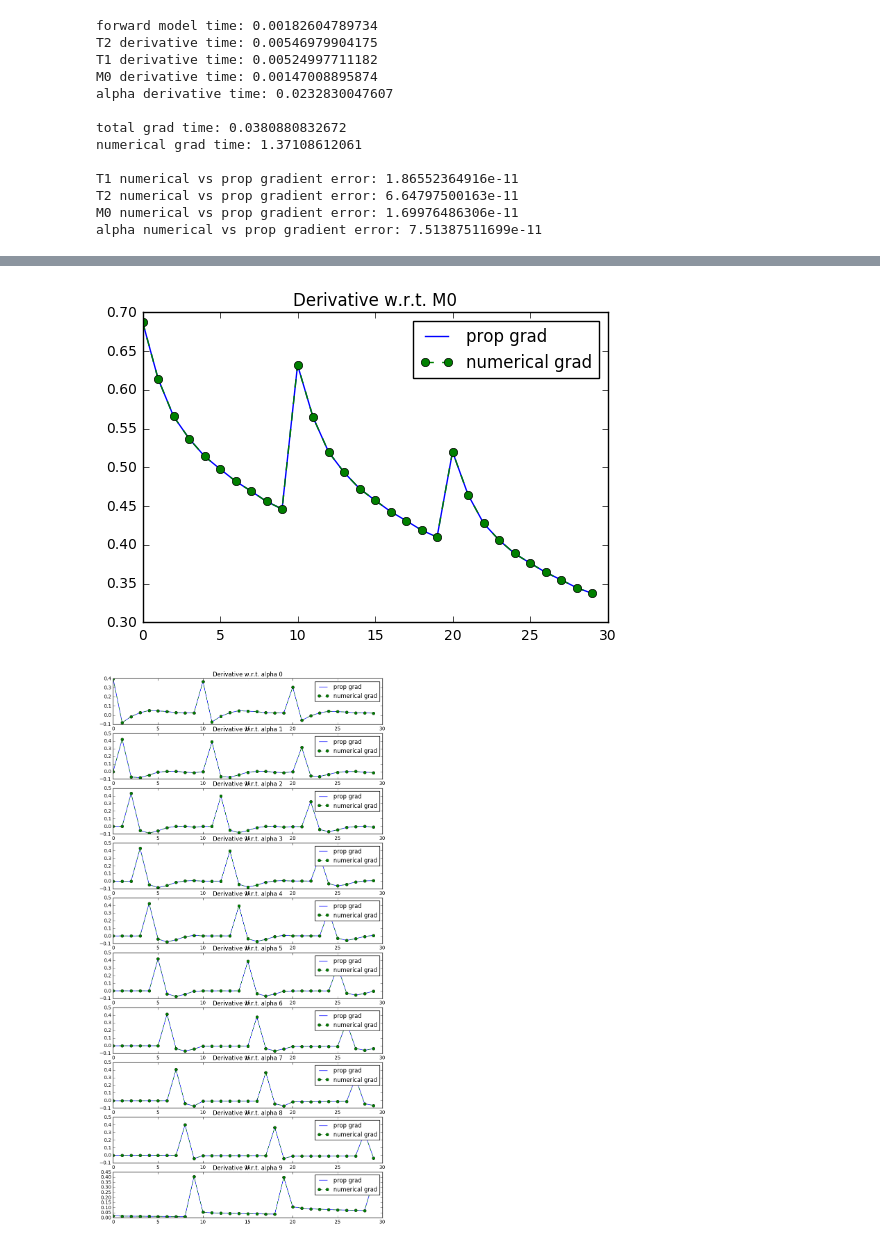
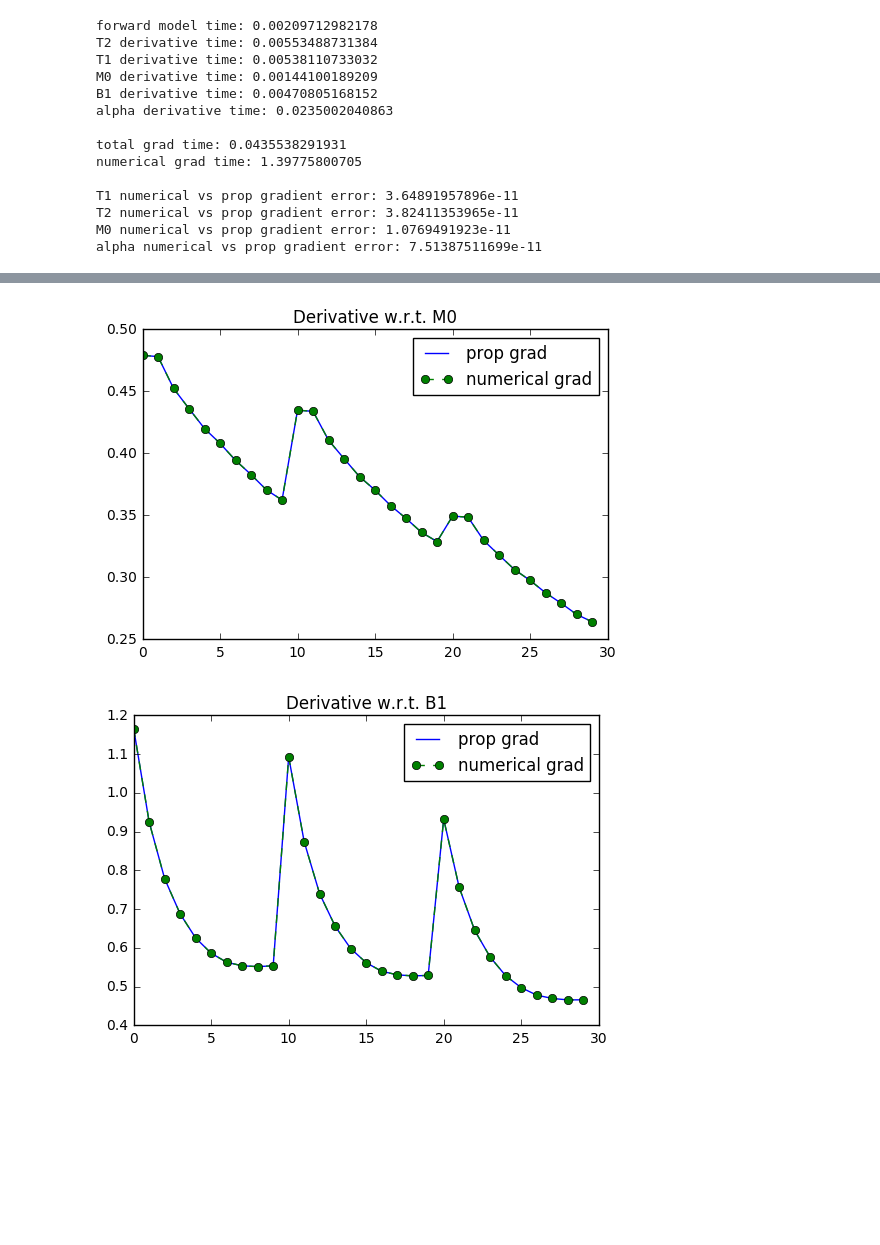
Before and after one commit to utcsilab/mri-sim-py, a Jupyter notebook: epg/T1-T2 Shuffling Fisher Information.ipynb, the cells around one changed output, grey strips where cells are left out. Drawn from its saved outputs; the diff is of its cells as text; code cells hidden in the pictures; blank space fills up the shorter version.

Commit message:
epgcpmg: include RF excitation pulse and add B1 homogeneity gradients

```diff
--- a/epg/T1-T2 Shuffling Fisher Information.ipynb
+++ b/epg/T1-T2 Shuffling Fisher Information.ipynb
@@ -38,6 +38,7 @@ M0 = 1;
 T1 = 1000
 T2 = 100
 TE = 5
+B1 = .8
 
 TRs = np.array([2800, 1700, 950])
 
@@ -47,34 +48,42 @@ T = 10
 
 echo_times = np.arange(TE, TE*(T+1), TE)
 
+angle_ex_rad = np.pi / 2
+
 angles_rad = 120 * np.ones((T,)) * np.pi/180
 angles_rad = np.pi/180 * read_angles('flipangles.txt.814192544')[:T]
 
 ttic = time.time()
 
 tic = time.time()
-sig = t1t2sh.t1t2shuffle(angles_rad, TE, TRs, M0, T1, T2)
+sig = t1t2sh.t1t2shuffle_ex(angle_ex_rad, angles_rad, TE, TRs, M0, T1, T2, B1)
 toc = time.time()
 
 print 'forward model time:', toc - tic
 
 tic = time.time()
-sig_prime_T2 = t1t2sh.t1t2shuffle_prime_T2(angles_rad, TE, TRs, M0, T1, T2)
+sig_prime_T2 = t1t2sh.t1t2shuffle_ex_prime_T2(angle_ex_rad, angles_rad, TE, TRs, M0, T1, T2, B1)
 toc = time.time()
 
 print 'T2 derivative time:', toc - tic
 
 tic = time.time()
-sig_prime_T1 = t1t2sh.t1t2shuffle_prime_T1(angles_rad, TE, TRs, M0, T1, T2)
+sig_prime_T1 = t1t2sh.t1t2shuffle_ex_prime_T1(angle_ex_rad, angles_rad, TE, TRs, M0, T1, T2, B1)
 toc = time.time()
 
 print 'T1 derivative time:', toc - tic
 
 tic = time.time()
-sig_prime_M0 = t1t2sh.t1t2shuffle_prime_M0(angles_rad, TE, TRs, M0, T1, T2)
+sig_prime_M0 = t1t2sh.t1t2shuffle_ex_prime_M0(angle_ex_rad,angles_rad, TE, TRs, M0, T1, T2, B1)
 toc = time.time()
 
 print 'M0 derivative time:', toc - tic
+
+tic = time.time()
+sig_prime_B1 = t1t2sh.t1t2shuffle_ex_prime_B1(angle_ex_rad,angles_rad, TE, TRs, M0, T1, T2, B1)
+toc = time.time()
+
+print 'B1 derivative time:', toc - tic
 
 
 sig_prime_alpha = np.zeros((T,T*N))
@@ -101,12 +110,14 @@ tic = time.time()
 w1_num = np.zeros((T,N))
 w2_num = np.zeros((T,N))
 w0_num = np.zeros((T,N))
+wb1_num = np.zeros((T,N))
 wa_num = np.zeros((T,N,T))
 for i in range(T):
     for j in range(N):
-        w2_num[i,j] = numerical_gradient(lambda x: t1t2sh.t1t2shuffle(angles_rad, TE, np.array([TRs[j]]), M0, T1, x)[i], np.array([T2]))
-        w1_num[i,j] = numerical_gradient(lambda x: t1t2sh.t1t2shuffle(angles_rad, TE, np.array([TRs[j]]), M0, x, T2)[i], np.array([T1]))
-        w0_num[i,j] = numerical_gradient(lambda x: t1t2sh.t1t2shuffle(angles_rad, TE, np.array([TRs[j]]), x, T1, T2)[i], np.array([1]))
+        w2_num[i,j] = numerical_gradient(lambda x: t1t2sh.t1t2shuffle_ex(angle_ex_rad, angles_rad, TE, np.array([TRs[j]]), M0, T1, x, B1)[i], np.array([T2]))
+        w1_num[i,j] = numerical_gradient(lambda x: t1t2sh.t1t2shuffle_ex(angle_ex_rad, angles_rad, TE, np.array([TRs[j]]), M0, x, T2, B1)[i], np.array([T1]))
+        w0_num[i,j] = numerical_gradient(lambda x: t1t2sh.t1t2shuffle_ex(angle_ex_rad, angles_rad, TE, np.array([TRs[j]]), x, T1, T2, B1)[i], np.array([M0]))
+        wb1_num[i,j] = numerical_gradient(lambda x: t1t2sh.t1t2shuffle_ex(angle_ex_rad, angles_rad, TE, np.array([TRs[j]]), M0, T1, T2, x)[i], np.array([B1]))
 
         for k in range(T):
             wa_num[i, j, k] = numerical_gradient(lambda x: t1t2sh.t1t2shuffle(my_angles(angles_rad, x, i), TE, np.array([TRs[j]]), M0, T1, T2)[k], np.array([angles_rad[i]]))
@@ -140,6 +151,11 @@ plt.plot(range(T*N), sig_prime_M0, range(T*N), w0_num.ravel(order='F'), '--o')
 plt.title('Derivative w.r.t. M0')
 plt.legend(('prop grad', 'numerical grad'))
 
+plt.figure()
+plt.plot(range(T*N), sig_prime_B1, range(T*N), wb1_num.ravel(order='F'), '--o')
+plt.title('Derivative w.r.t. B1')
+plt.legend(('prop grad', 'numerical grad'))
+
 plt.figure(figsize=(10,T*2))
 for k in range(T):
     plt.subplot(T,1,k+1)
@@ -148,16 +164,17 @@ for k in range(T):
     plt.title('Derivative w.r.t. alpha %d' % k)
     plt.legend(('prop grad', 'numerical grad'))
 # %% [output]
-forward model time: 0.00182604789734
-T2 derivative time: 0.00546979904175
-T1 derivative time: 0.00524997711182
-M0 derivative time: 0.00147008895874
-alpha derivative time: 0.0232830047607
+forward model time: 0.00209712982178
+T2 derivative time: 0.00553488731384
+T1 derivative time: 0.00538110733032
+M0 derivative time: 0.00144100189209
+B1 derivative time: 0.00470805168152
+alpha derivative time: 0.0235002040863
 
-total grad time: 0.0380880832672
-numerical grad time: 1.37108612061
+total grad time: 0.0435538291931
+numerical grad time: 1.39775800705
 
-T1 numerical vs prop gradient error: 1.86552364916e-11
-T2 numerical vs prop gradient error: 6.64797500163e-11
-M0 numerical vs prop gradient error: 1.69976486306e-11
+T1 numerical vs prop gradient error: 3.64891957896e-11
+T2 numerical vs prop gradient error: 3.82411353965e-11
+M0 numerical vs prop gradient error: 1.0769491923e-11
 alpha numerical vs prop gradient error: 7.51387511699e-11
@@ -167,2 +184,2 @@ alpha numerical vs prop gradient error: 7.51387511699e-11
-[figure, old version]
+[figure, new version]
-[figure, old version]
+[figure, new version]
```
Also changed, not shown: parts of 4 cells of this notebook, 4 other files.
